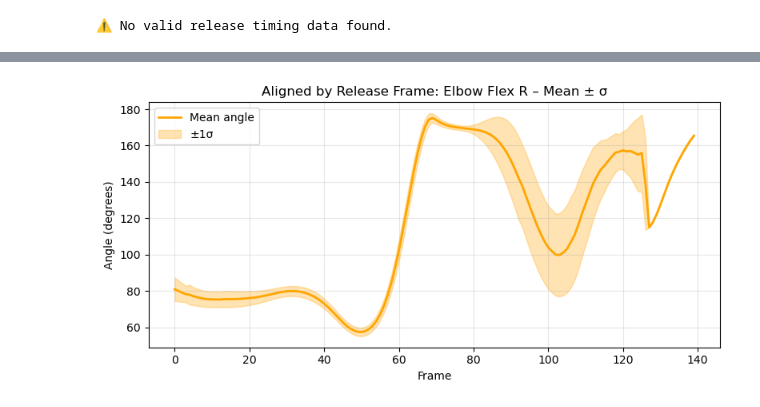
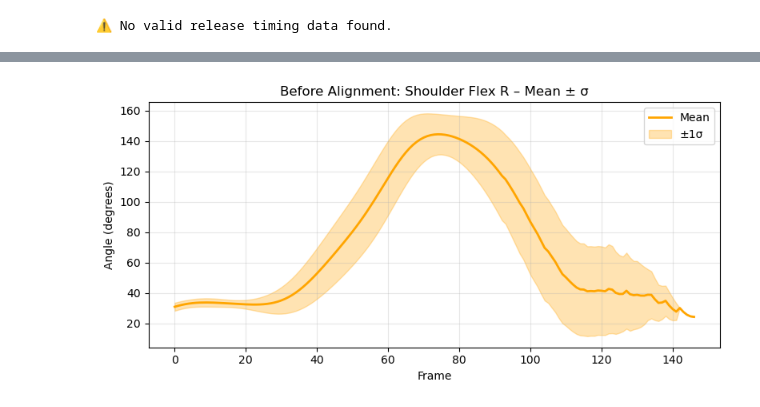
Before and after one commit to KWill55/personalized-sports-optimization, a Jupyter notebook: notebooks/data_exploration.ipynb, the cells around one changed output, grey strips where cells are left out. Saved outputs shown, nothing was run; the diff lists cells and outputs as text; code cells hidden in the pictures.

```diff
--- a/notebooks/data_exploration.ipynb
+++ b/notebooks/data_exploration.ipynb
@@ -327,23 +628,24 @@ release_df, release_summary = analyze_release_timing(
 # %%
-PLOT_UNALIGNED_GRAPHS = False
+# Plot angle alignment
+
+PLOT_UNALIGNED_GRAPHS = True
 PLOT_ALIGNED_LOWEST_FRAME_GRAPHS = False
-PLOT_ALIGNED_RELEASE_FRAME_GRAPHS = True
-PLOT_ALIGNED_UNSIGNED_AREA_GRAPHS = True
+PLOT_ALIGNED_RELEASE_FRAME_GRAPHS = False
+PLOT_ALIGNED_UNSIGNED_AREA_GRAPHS = False
 PLOT_ALIGNED_SIGNED_AREA_GRAPHS = False
 
 
-viz = FreeThrowVisualizer()
+viz = FreeThrowVisualizer(
+    y_label="Angle (degrees)",
+    title_label="Joint Angle"
+)
 
 for joint in selected_joints:
 
-    # ===============================
-    # Unaligned Graphs
-    # ===============================
-
     if PLOT_UNALIGNED_GRAPHS:
-        viz.plot_multiple_joints(
+        viz.plot_multiple_curves(
             cropped_angles_dfs,
-            selected_joints,
+            [joint],
             dataset_name="Before Alignment",
             cropped_phases_df=cropped_phases_df,
             show_overlay=True,
@@ -351,9 +653,9 @@ for joint in selected_joints:
             show_release_line=False
         )
 
-        viz.plot_multiple_joints(
+        viz.plot_multiple_curves(
             cropped_angles_dfs,
-            selected_joints,
+            [joint],
             dataset_name="Before Alignment",
             cropped_phases_df=cropped_phases_df,
             show_overlay=False,
@@ -361,14 +663,10 @@ for joint in selected_joints:
             show_release_line=False
         )
 
-    # ===============================
-    # Aligned by Lowest Frame Graphs
-    # ===============================
-
     if PLOT_ALIGNED_LOWEST_FRAME_GRAPHS:
-        viz.plot_multiple_joints(
-            aligned_lowest_point_dfs,
-            selected_joints,
+        viz.plot_multiple_curves(
+            aligned_angles_lowest_frame_dfs,
+            [joint],
             dataset_name="Aligned by Lowest Point",
             cropped_phases_df=cropped_phases_df,
             show_overlay=True,
@@ -376,9 +674,9 @@ for joint in selected_joints:
             show_release_line=False
         )
 
-        viz.plot_multiple_joints(
-            aligned_lowest_point_dfs,
-            selected_joints,
+        viz.plot_multiple_curves(
+            aligned_angles_lowest_frame_dfs,
+            [joint],
             dataset_name="Aligned by Lowest Point",
             cropped_phases_df=cropped_phases_df,
             show_overlay=False,
@@ -386,14 +684,10 @@ for joint in selected_joints:
             show_release_line=False
         )
 
-    # ===============================
-    # Aligned by Release Frame Graphs
-    # ===============================
-
     if PLOT_ALIGNED_RELEASE_FRAME_GRAPHS:
-        viz.plot_multiple_joints(
-            aligned_release_point_dfs,
-            selected_joints,
+        viz.plot_multiple_curves(
+            aligned_angles_release_frame_dfs,
+            [joint],
             dataset_name="Aligned by Release Frame",
             cropped_phases_df=cropped_phases_df,
             show_overlay=True,
@@ -401,9 +695,9 @@ for joint in selected_joints:
             show_release_line=False
         )
 
-        viz.plot_multiple_joints(
-            aligned_release_point_dfs,
-            selected_joints,
+        viz.plot_multiple_curves(
+            aligned_angles_release_frame_dfs,
+            [joint],
             dataset_name="Aligned by Release Frame",
             cropped_phases_df=cropped_phases_df,
             show_overlay=False,
@@ -411,14 +705,10 @@ for joint in selected_joints:
             show_release_line=False
         )
 
-    # ===============================
-    # Aligned by Unsigned Area Graphs
-    # ===============================
-
     if PLOT_ALIGNED_UNSIGNED_AREA_GRAPHS:
-        viz.plot_multiple_joints(
-            aligned_unsigned_area_dfs,
-            selected_joints,
+        viz.plot_multiple_curves(
+            aligned_angles_unsigned_area_dfs,
+            [joint],
             dataset_name="Aligned by Unsigned Area",
             cropped_phases_df=cropped_phases_df,
             show_overlay=True,
@@ -426,9 +716,9 @@ for joint in selected_joints:
             show_release_line=False
         )
 
-        viz.plot_multiple_joints(
-            aligned_unsigned_area_dfs,
-            selected_joints,
+        viz.plot_multiple_curves(
+            aligned_angles_unsigned_area_dfs,
+            [joint],
             dataset_name="Aligned by Unsigned Area",
             cropped_phases_df=cropped_phases_df,
             show_overlay=False,
@@ -436,14 +726,10 @@ for joint in selected_joints:
             show_release_line=False
         )
 
-    # ===============================
-    # Aligned by Signed Area Graphs
-    # ===============================
-
     if PLOT_ALIGNED_SIGNED_AREA_GRAPHS:
-        viz.plot_multiple_joints(
-            aligned_signed_area_dfs,
-            selected_joints,
+        viz.plot_multiple_curves(
+            aligned_angles_signed_area_dfs,
+            [joint],
             dataset_name="Aligned by Signed Area",
             cropped_phases_df=cropped_phases_df,
             show_overlay=True,
@@ -451,9 +737,9 @@ for joint in selected_joints:
             show_release_line=False
         )
 
-        viz.plot_multiple_joints(
-            aligned_signed_area_dfs,
-            selected_joints,
+        viz.plot_multiple_curves(
+            aligned_angles_signed_area_dfs,
+            [joint],
             dataset_name="Aligned by Signed Area",
             cropped_phases_df=cropped_phases_df,
             show_overlay=False,
@@ -462,6 +748,7 @@ for joint in selected_joints:
         )
 
 
+
     # TODO display number of freethrows being displayed
     # TODO make a grid of the four types of alignment
     # TODO fix the mess that is visualize_freethrow_utils.py
@@ -470 +757 @@ for joint in selected_joints:
-[figure, old version]
+[figure, new version]
```
Also changed, not shown: parts of 13 cells of this notebook, 4 other files.
